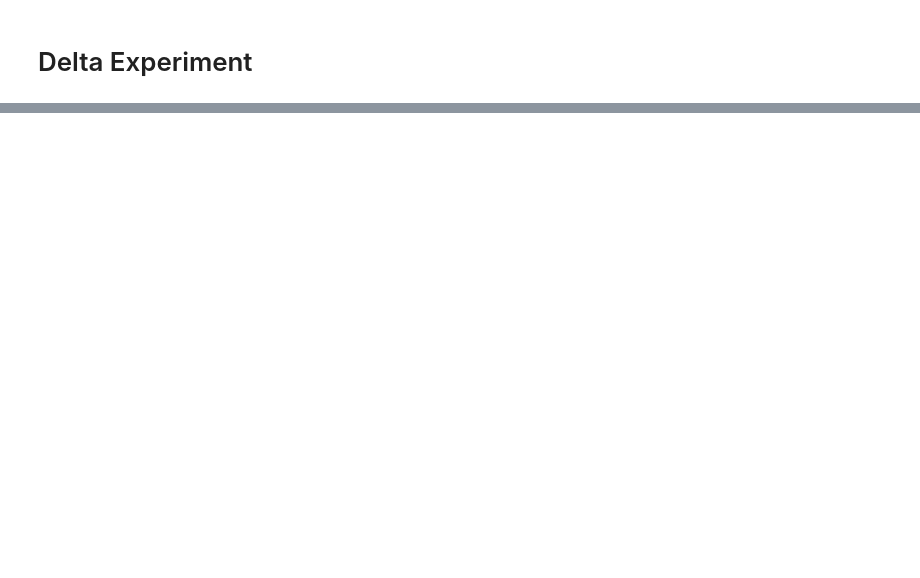
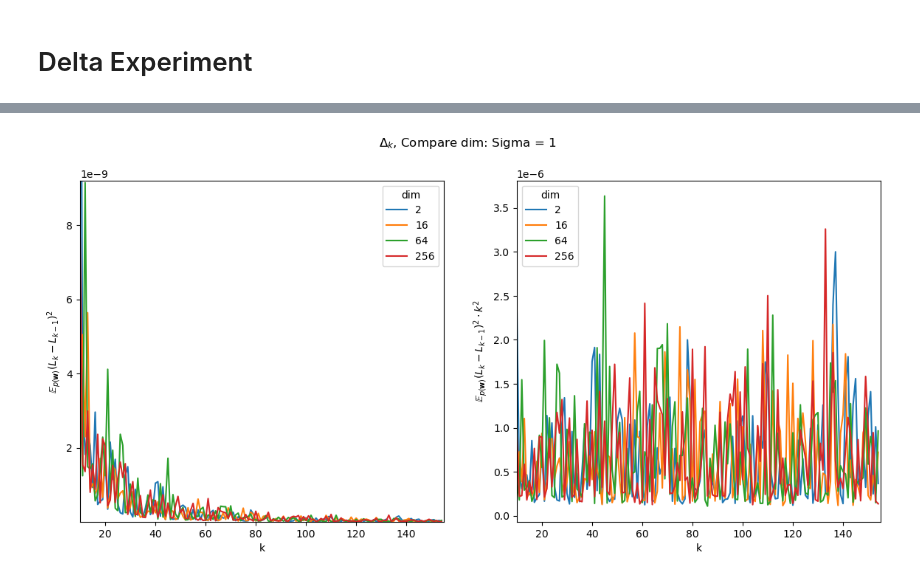
Before and after one commit to intsystems/2025-Project-183, a Jupyter notebook: code/delta_visualizing.ipynb, the cells around one changed output, grey strips where cells are left out. Saved outputs shown, nothing was run; the diff lists cells and outputs as text; code cells hidden in the pictures; blank space fills up the shorter version.

```diff
--- a/code/delta_visualizing.ipynb
+++ b/code/delta_visualizing.ipynb
@@ -67,0 +61,10 @@ vis.compare_params(
+# %%
+vis.compare_params(
+    {'sigma': 1},
+    'dim',
+    [2, 16, 64, 256],
+    num_samples=64,
+    begin=10
+)
+# %% [output]
+[figure, added]
```
Also changed, not shown: parts of 7 cells of this notebook, 54 other files.
